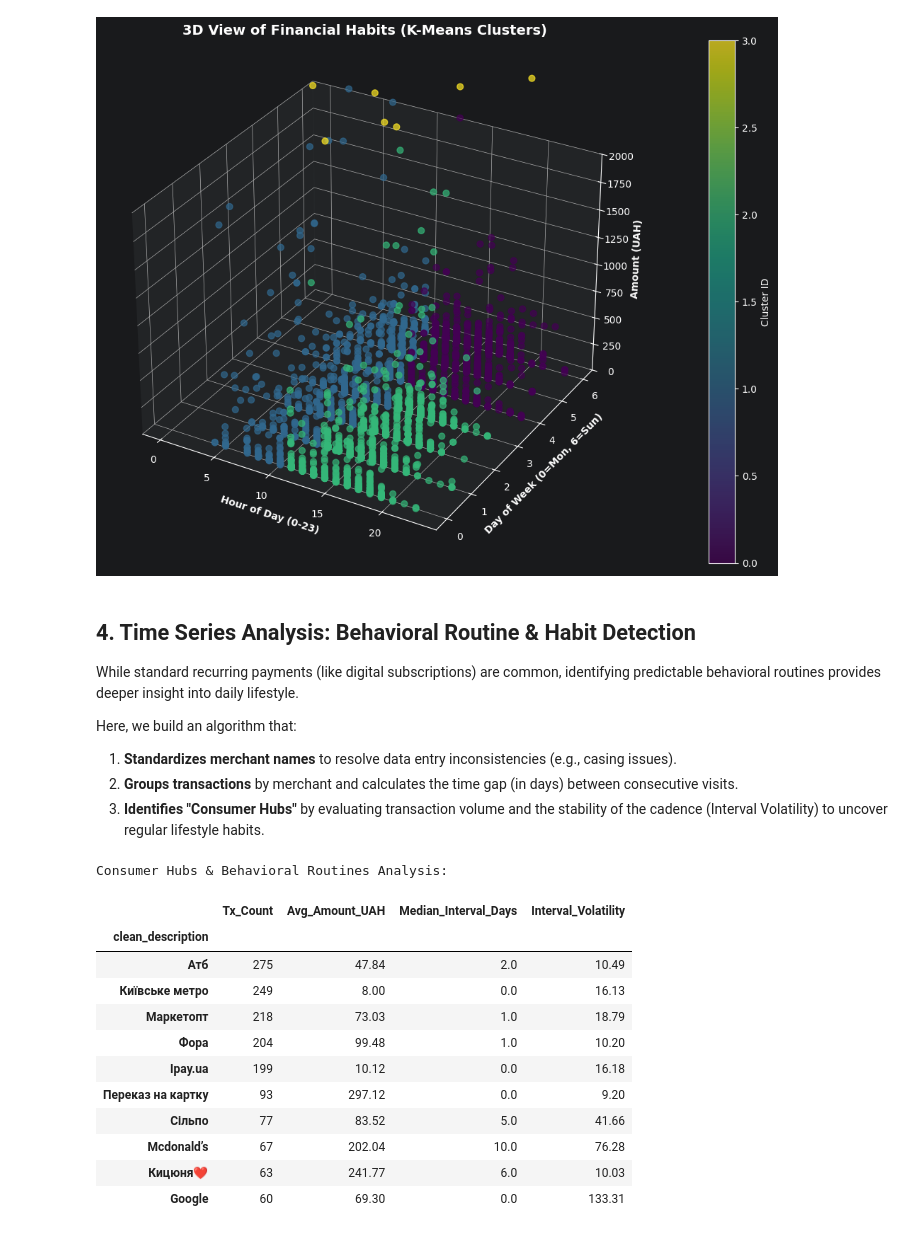
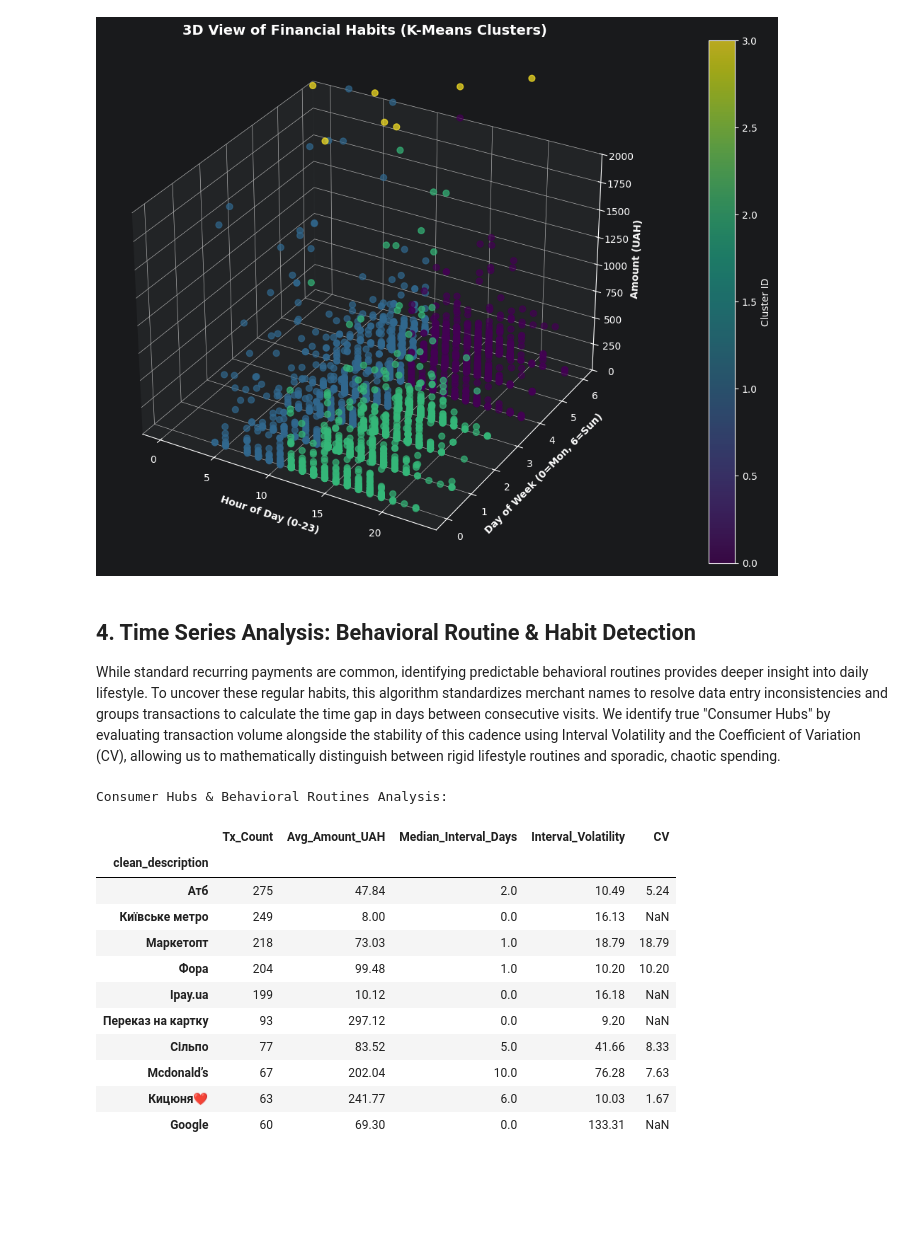
Before and after one commit to artpol1105/monobank_finance_xray, a Jupyter notebook: notebooks/02_machine_learning.ipynb, the cells around one changed output. Saved outputs shown, nothing was run; the diff lists cells and outputs as text; code cells hidden in the pictures; blank space fills up the shorter version.

```diff
--- a/notebooks/02_machine_learning.ipynb
+++ b/notebooks/02_machine_learning.ipynb
@@ -166,46 +155,43 @@ plt.show()
 # %% [markdown]
 ## 4. Time Series Analysis: Behavioral Routine & Habit Detection
 
-While standard recurring payments (like digital subscriptions) are common, identifying predictable behavioral routines provides deeper insight into daily lifestyle.
-
-Here, we build an algorithm that:
-1. **Standardizes merchant names** to resolve data entry inconsistencies (e.g., casing issues).
-2. **Groups transactions** by merchant and calculates the time gap (in days) between consecutive visits.
-3. **Identifies "Consumer Hubs"** by evaluating transaction volume and the stability of the cadence (Interval Volatility) to uncover regular lifestyle habits.
+While standard recurring payments are common, identifying predictable behavioral routines provides deeper insight into daily lifestyle. To uncover these regular habits, this algorithm standardizes merchant names to resolve data entry inconsistencies and groups transactions to calculate the time gap in days between consecutive visits. We identify true "Consumer Hubs" by evaluating transaction volume alongside the stability of this cadence using Interval Volatility and the Coefficient of Variation (CV), allowing us to mathematically distinguish between rigid lifestyle routines and sporadic, chaotic spending.
 # %%
 df_ml['clean_description'] = df_ml['description'].str.strip().str.lower().str.capitalize()
 
 merchant_counts = df_ml['clean_description'].value_counts()
 frequent_merchants = merchant_counts[merchant_counts >= 5].index
 frequent_tx = df_ml[df_ml['clean_description'].isin(frequent_merchants)].copy()
 
 frequent_tx = frequent_tx.sort_values(by=['clean_description', 'time'])
 
 frequent_tx['days_since_last'] = frequent_tx.groupby('clean_description')['time'].diff().dt.days
 
 routine_stats = frequent_tx.groupby('clean_description').agg(
     Tx_Count=('amount', 'count'),
     Avg_Amount_UAH=('amount', 'mean'),
     Median_Interval_Days=('days_since_last', 'median'),
     Interval_Volatility=('days_since_last', 'std')
 ).dropna()
 
+routine_stats['CV'] = routine_stats['Interval_Volatility'] / routine_stats['Median_Interval_Days'].replace(0, np.nan)
+
 print("Consumer Hubs & Behavioral Routines Analysis:")
 display(routine_stats.sort_values(by='Tx_Count', ascending=False).head(10).round(2))
 # %% [output]
 Consumer Hubs & Behavioral Routines Analysis:
-|  | Tx_Count | Avg_Amount_UAH | Median_Interval_Days | Interval_Volatility |
-| clean_description |  |  |  |  |
-| Атб | 275 | 47.84 | 2.0 | 10.49 |
-| Київське метро | 249 | 8.00 | 0.0 | 16.13 |
-| Маркетопт | 218 | 73.03 | 1.0 | 18.79 |
-| Фора | 204 | 99.48 | 1.0 | 10.20 |
-| Ipay.ua | 199 | 10.12 | 0.0 | 16.18 |
-| Переказ на картку | 93 | 297.12 | 0.0 | 9.20 |
-| Сільпо | 77 | 83.52 | 5.0 | 41.66 |
-| Mcdonald’s | 67 | 202.04 | 10.0 | 76.28 |
-| Кицюня❤️ | 63 | 241.77 | 6.0 | 10.03 |
-| Google | 60 | 69.30 | 0.0 | 133.31 |
+|  | Tx_Count | Avg_Amount_UAH | Median_Interval_Days | Interval_Volatility | CV |
+| clean_description |  |  |  |  |  |
+| Атб | 275 | 47.84 | 2.0 | 10.49 | 5.24 |
+| Київське метро | 249 | 8.00 | 0.0 | 16.13 | NaN |
+| Маркетопт | 218 | 73.03 | 1.0 | 18.79 | 18.79 |
+| Фора | 204 | 99.48 | 1.0 | 10.20 | 10.20 |
+| Ipay.ua | 199 | 10.12 | 0.0 | 16.18 | NaN |
+| Переказ на картку | 93 | 297.12 | 0.0 | 9.20 | NaN |
+| Сільпо | 77 | 83.52 | 5.0 | 41.66 | 8.33 |
+| Mcdonald’s | 67 | 202.04 | 10.0 | 76.28 | 7.63 |
+| Кицюня❤️ | 63 | 241.77 | 6.0 | 10.03 | 1.67 |
+| Google | 60 | 69.30 | 0.0 | 133.31 | NaN |
 # %% [markdown]
 ## 5. Predictive Analytics: Financial Runway (Burn Rate)
 
```
Also changed, not shown: parts of 10 cells of this notebook, 2 other files.
